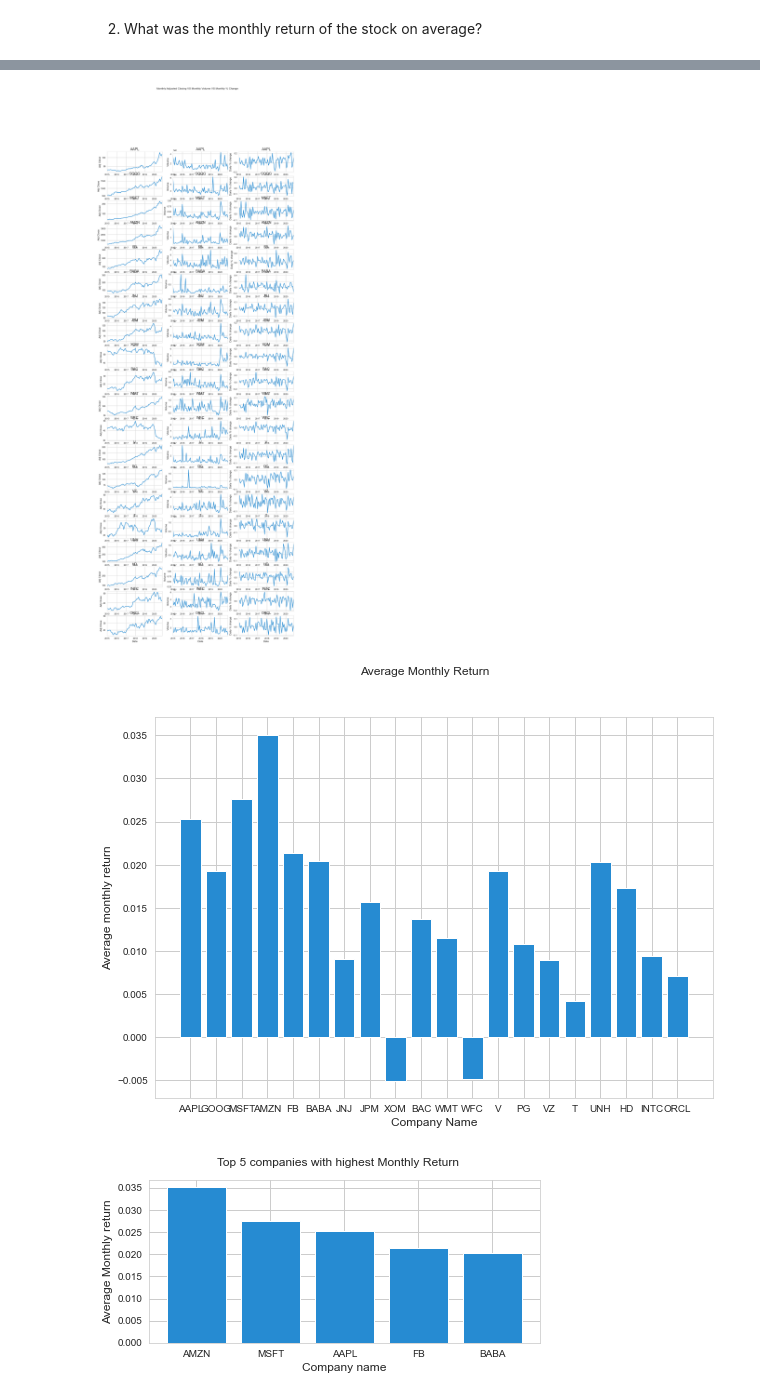
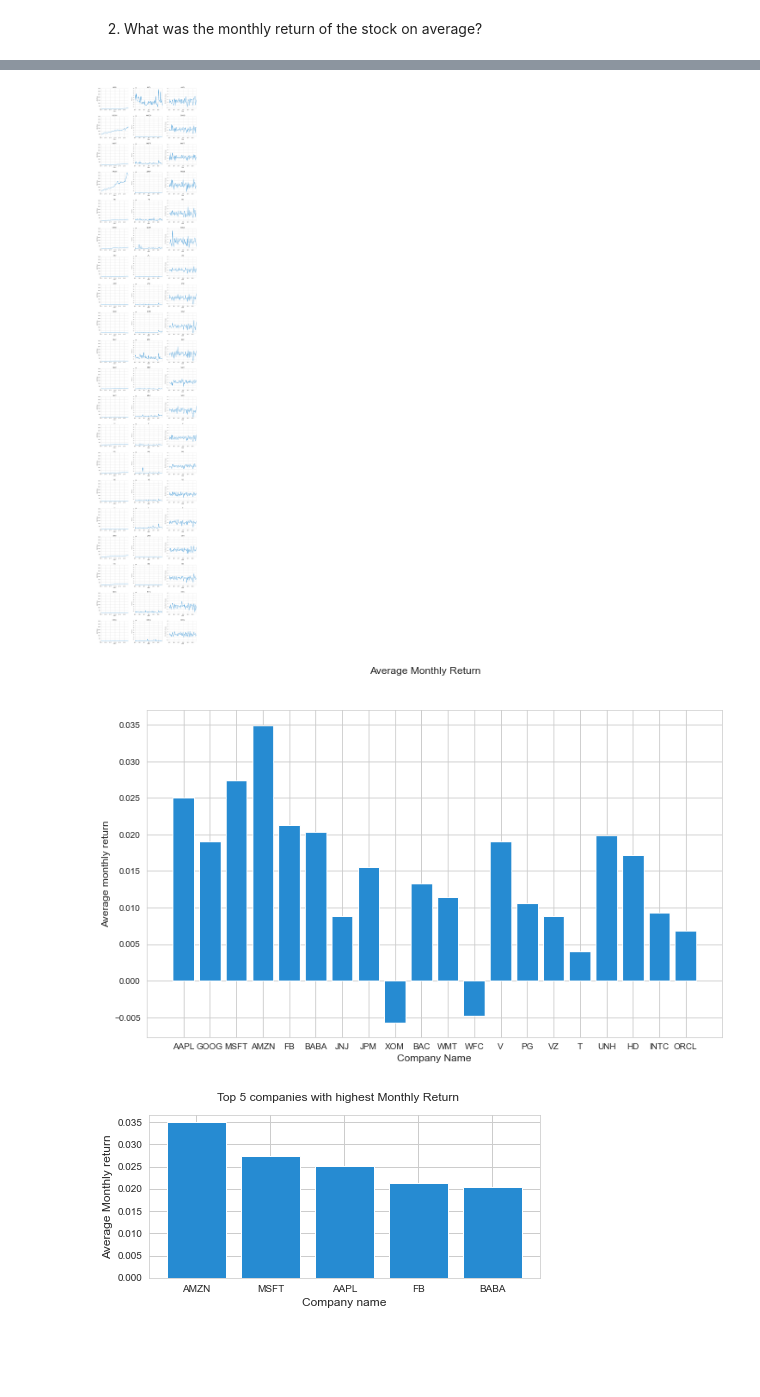
Before and after one commit to RITISHKARKIUNH/stockanalysis, a Jupyter notebook: Stock_Analysis.ipynb, the cells around one changed output, grey strips where cells are left out. Saved outputs shown, nothing was run; the diff lists cells and outputs as text; code cells hidden in the pictures; blank space fills up the shorter version.

Commit message:
Plot improvement

```diff
--- a/Stock_Analysis.ipynb
+++ b/Stock_Analysis.ipynb
@@ -144,35 +145,40 @@ monthly_returns.tail()
 # %%
 # here we are visualising of Monthly Adjusted Price, Monthly Volume and Monthly % Change
 
 fig, axes = plt.subplots(nrows = 20, ncols = 3)
-fig.suptitle('Monthly Adjusted Closing VS Monthly Volume VS Monthly % Change')
-fig.set_figheight(40)
+#fig.suptitle('Monthly Adjusted Closing VS Monthly Volume VS Monthly % Change')
+fig.set_figheight(80)
 fig.set_figwidth(15)
-#plt.subplots_adjust(top=2.25, bottom=2.2)
+plt.subplots_adjust(bottom=0.1, right=1, top=0.9)
 
 columns = list(monthly_adjusted_close)
 
 for i, cols in enumerate(columns,0):
     monthly_adjusted_close[cols].plot(ax = axes[i,0])
     axes[i,0].set(xlabel='Date', ylabel='Adj Close')
     axes[i,0].set_title(f"{ticker_list[i]}")
+    axes[i,0].set_ylim(0, 3500)
     monthly_volume[cols].plot(ax = axes[i,1])
     axes[i,1].set(xlabel='Date', ylabel='Volume')
     axes[i,1].set_title(f"{ticker_list[i]}")
+    axes[i,1].set_ylim(550000, 450000000)
     monthly_returns[cols].plot(ax = axes[i,2])
-    axes[i,2].set(xlabel='Date', ylabel='Daily % change')
+    axes[i,2].set(xlabel='Date', ylabel='Monthly % change')
     axes[i,2].set_title(f"{ticker_list[i]}")
+    axes[i,2].set_ylim(-0.25, 0.5)
+
+fig.tight_layout(pad=3.0)
 # %% [output]
-[figure, old version]
+[figure, new version]
 # %%
-plt.figure(figsize=(10, 7))
+plt.figure(figsize=(12, 7))
 plt.bar(columns, monthly_returns.mean())
 plt.xlabel('Company Name')
 plt.ylabel('Average monthly return')
 plt.suptitle('Average Monthly Return')
 plt.show()
 # %% [output]
-[figure, old version]
+[figure, new version]
 # %%
 top_five = monthly_returns.mean().nlargest(5)
 company_name = list(top_five.keys())
```
Also changed, not shown: parts of 27 cells of this notebook.
